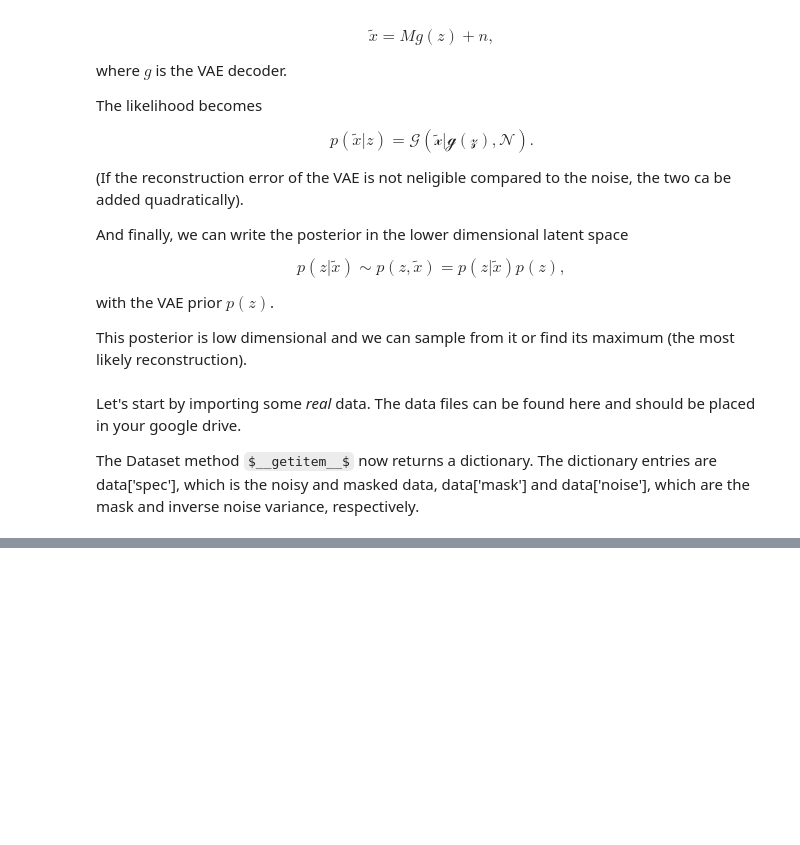
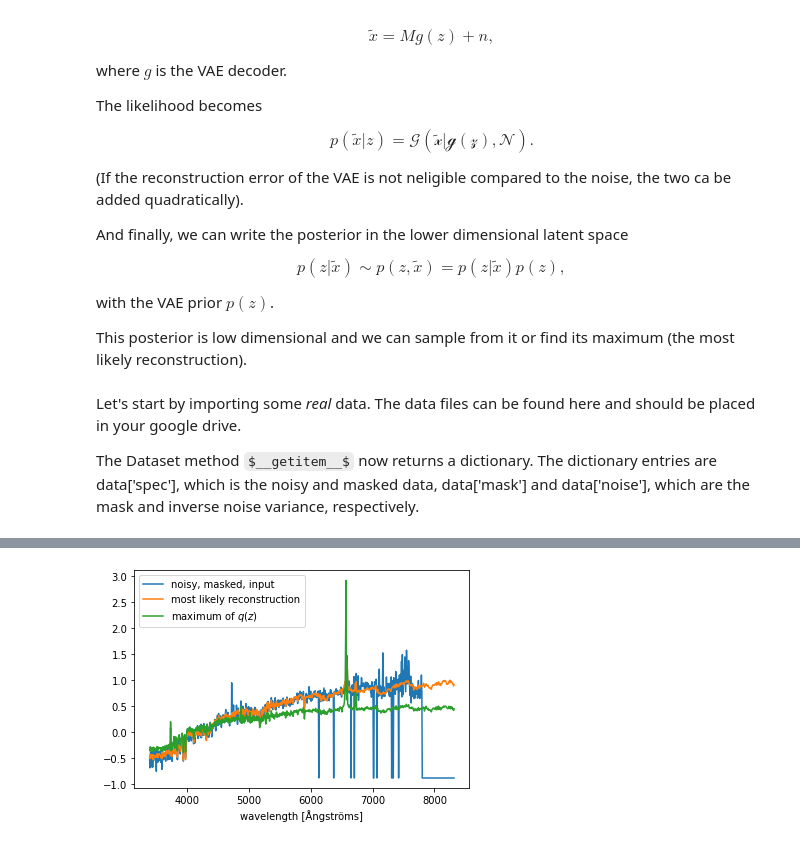
Before and after one commit to VMBoehm/ML_Lectures, a Jupyter notebook: ImprovingVAEs_and_VAEs_on_imperfect_data.ipynb, the cells around one changed output, grey strips where cells are left out. Saved outputs shown, nothing was run; the diff lists cells and outputs as text; code cells hidden in the pictures; some formulas as TeX source; blank space fills up the shorter version.

```diff
--- a/ImprovingVAEs_and_VAEs_on_imperfect_data.ipynb
+++ b/ImprovingVAEs_and_VAEs_on_imperfect_data.ipynb
@@ -1044,0 +1047,10 @@ plt.show()
+# %%
+#TASK: foward model the result into data space, compare o the foward modeled encoded value
+plt.plot(wl,np.squeeze(x), label='noisy, masked, input')
+plt.plot(wl,np.squeeze(VAE.decoder(z).detach().cpu().numpy()),label='most likely reconstruction')
+plt.plot(wl,np.squeeze(VAE.decoder(VAE.encoder(x)[0]).detach().cpu().numpy()),label='maximum of $q(z)$')
+plt.xlabel('wavelength [Ångströms]')
+plt.legend()
+plt.show()
+# %% [output]
+[figure, added]
```
Also changed, not shown: parts of 5 cells of this notebook.
